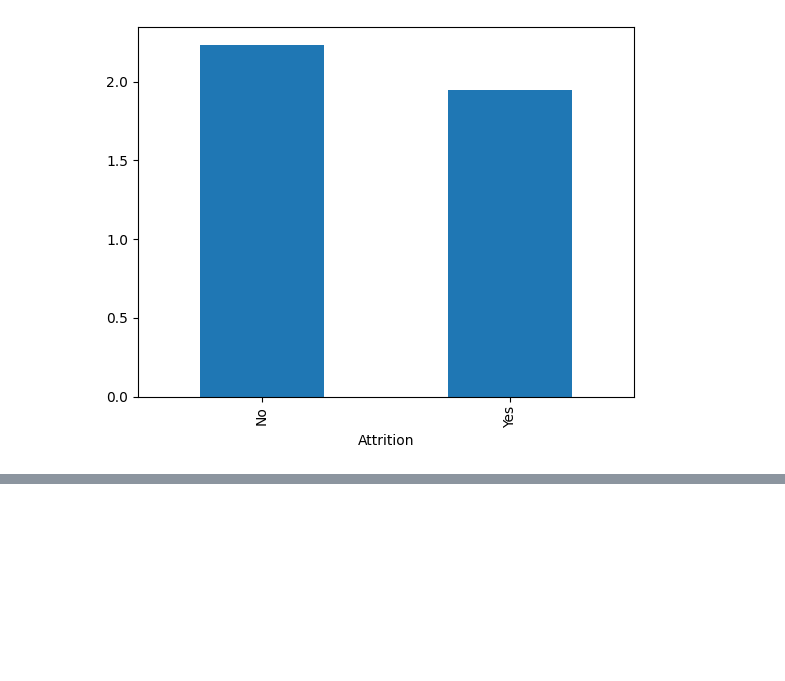
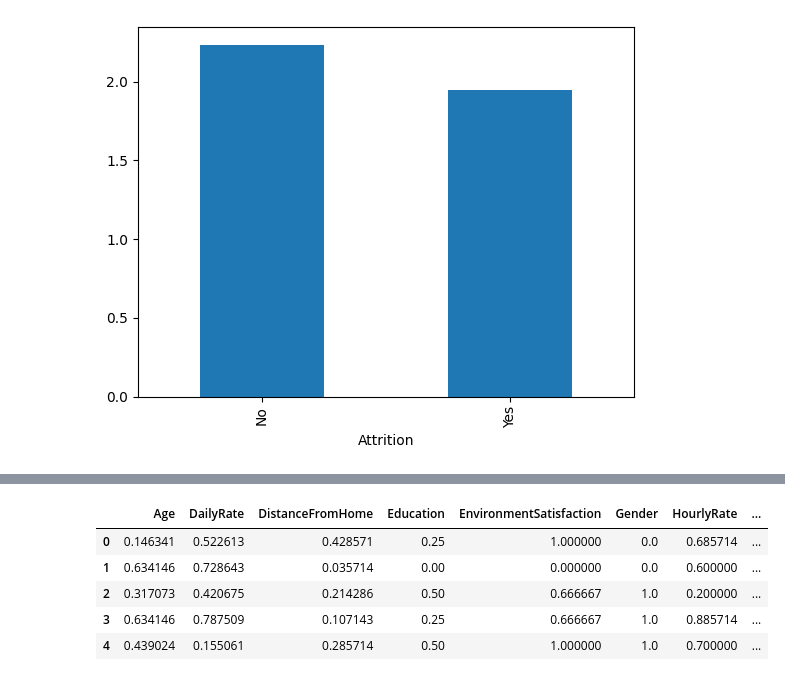
Before and after one commit to taimourkhokhar/aiml-projects, a Jupyter notebook: HR-Analytics-System/notebooks/model.ipynb, the cells around one changed output, grey strips where cells are left out. Saved outputs shown, nothing was run; the diff lists cells and outputs as text; code cells hidden in the pictures; blank space fills up the shorter version.

```diff
--- a/HR-Analytics-System/notebooks/model.ipynb
+++ b/HR-Analytics-System/notebooks/model.ipynb
@@ -196,0 +245,9 @@ Index(['Age', 'BusinessTravel', 'DailyRate', 'Department', 'DistanceFromHome',
+# %%
+x_test_df.head()
+# %% [output]
+|  | Age | DailyRate | DistanceFromHome | Education | EnvironmentSatisfaction | Gender | HourlyRate | ... |
+| 0 | 0.146341 | 0.522613 | 0.428571 | 0.25 | 1.000000 | 0.0 | 0.685714 | ... |
+| 1 | 0.634146 | 0.728643 | 0.035714 | 0.00 | 0.000000 | 0.0 | 0.600000 | ... |
+| 2 | 0.317073 | 0.420675 | 0.214286 | 0.50 | 0.666667 | 1.0 | 0.200000 | ... |
+| 3 | 0.634146 | 0.787509 | 0.107143 | 0.25 | 0.666667 | 1.0 | 0.885714 | ... |
+| 4 | 0.439024 | 0.155061 | 0.285714 | 0.50 | 1.000000 | 1.0 | 0.700000 | ... |
```
Also changed, not shown: parts of 10 cells of this notebook.
